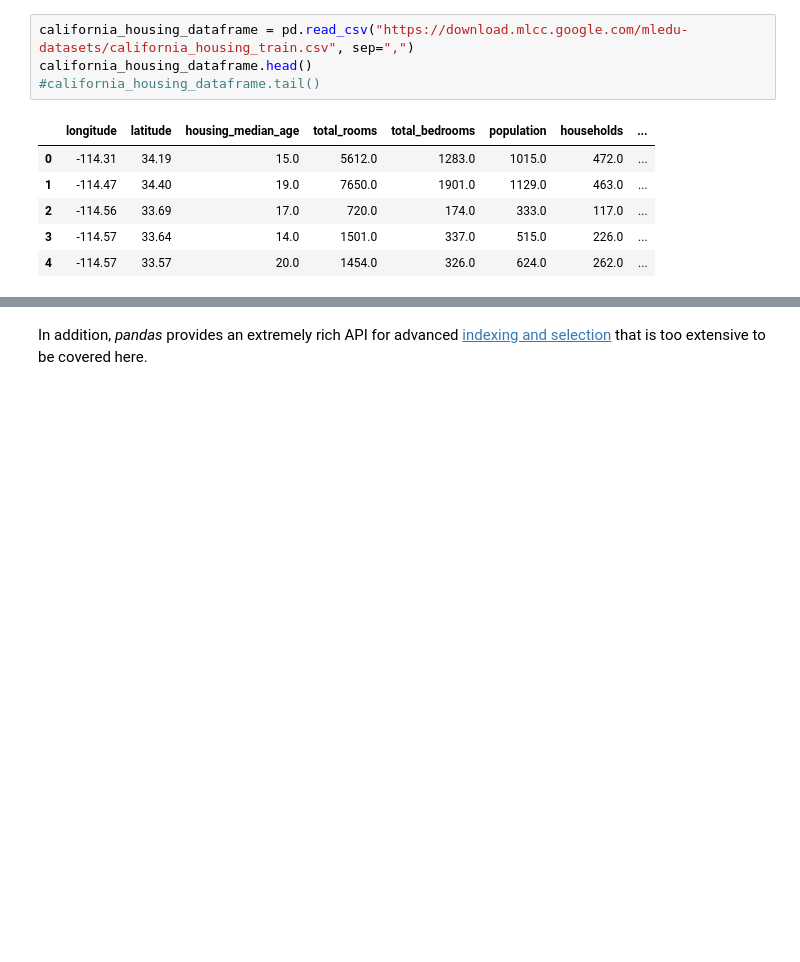
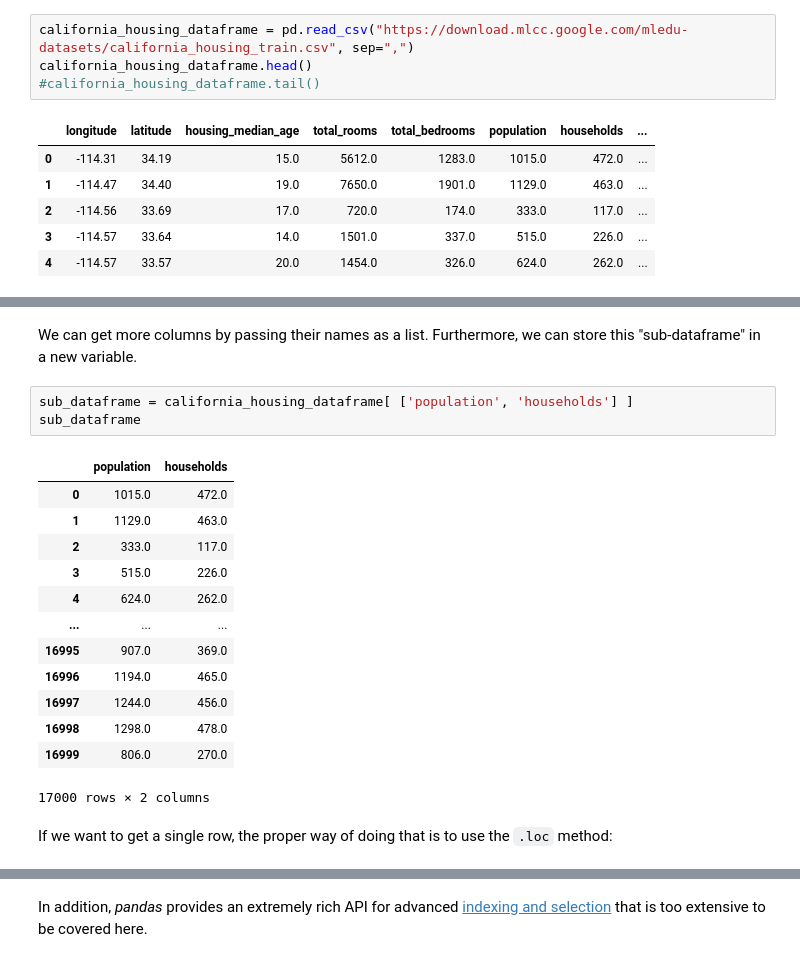
Before and after one commit to BiAPoL/PoL-BioImage-Analysis-TS-Early-Career-Track, a Jupyter notebook: docs/day2d_pandas_statistics/01_Pandas_Intro.ipynb, the cells around one changed output, grey strips where cells are left out. Cells and saved outputs as stored; diff of their text form; blank space fills up the shorter version.

```diff
--- a/docs/day2d_pandas_statistics/01_Pandas_Intro.ipynb
+++ b/docs/day2d_pandas_statistics/01_Pandas_Intro.ipynb
@@ -145,0 +126,21 @@ cities[0:2]
+# %% [markdown]
+We can get more columns by passing their names as a list. Furthermore, we can store this "sub-dataframe" in a new variable.
+# %%
+sub_dataframe = california_housing_dataframe[ ['population', 'households'] ]
+sub_dataframe
+# %% [output]
+|  | population | households |
+| 0 | 1015.0 | 472.0 |
+| 1 | 1129.0 | 463.0 |
+| 2 | 333.0 | 117.0 |
+| 3 | 515.0 | 226.0 |
+| 4 | 624.0 | 262.0 |
+| ... | ... | ... |
+| 16995 | 907.0 | 369.0 |
+| 16996 | 1194.0 | 465.0 |
+| 16997 | 1244.0 | 456.0 |
+| 16998 | 1298.0 | 478.0 |
+| 16999 | 806.0 | 270.0 |
+17000 rows × 2 columns
+# %% [markdown]
+If we want to get a single row, the proper way of doing that is to use the `.loc` method:
```
Also changed, not shown: parts of 39 cells of this notebook.
